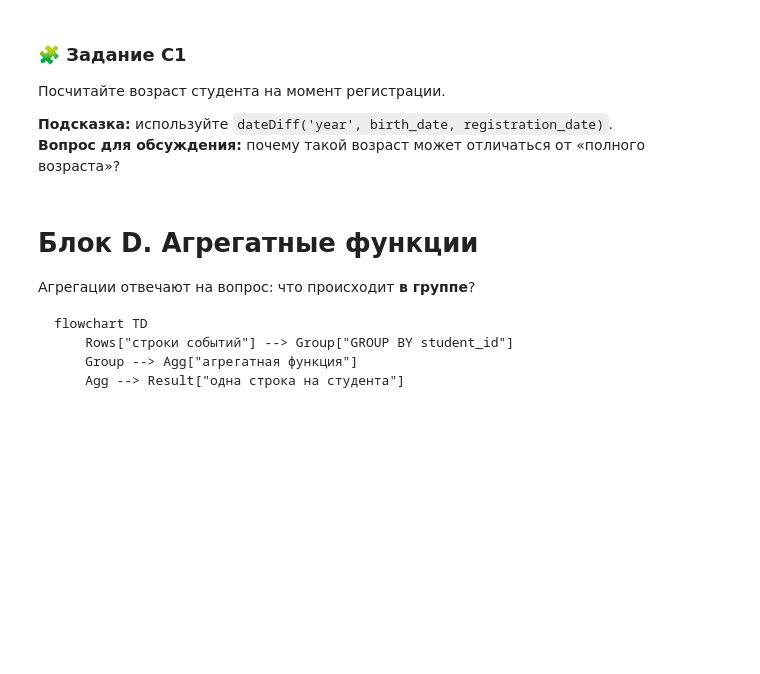
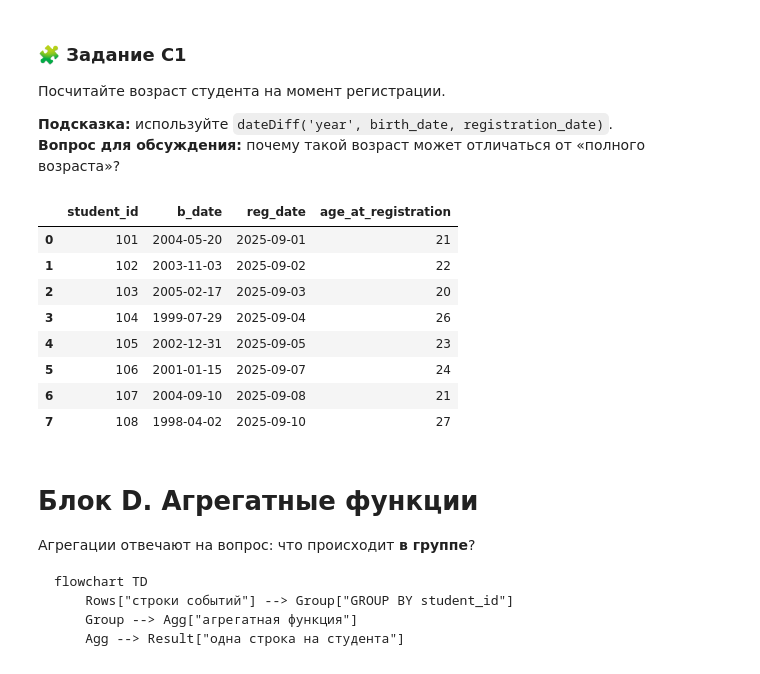
Before and after one commit to sv2001eta-svg/student_PPK, a Jupyter notebook: pr_05.ipynb, the cells around one changed output. Saved outputs shown, nothing was run; the diff lists cells and outputs as text; code cells hidden in the pictures; blank space fills up the shorter version.

```diff
--- a/pr_05.ipynb
+++ b/pr_05.ipynb
@@ -377,3 +533,25 @@ SELECT
+# %%
+# Ваш SQL:
+client.query_df('''
+SELECT
+    student_id,
+    min(birth_date) AS b_date,
+    min(registration_date) AS reg_date,
+    dateDiff('year', min(birth_date), min(registration_date)) AS age_at_registration
+FROM lect_04_lms_events
+GROUP BY student_id
+ORDER BY student_id
+''')
+# %% [output]
+|  | student_id | b_date | reg_date | age_at_registration |
+| 0 | 101 | 2004-05-20 | 2025-09-01 | 21 |
+| 1 | 102 | 2003-11-03 | 2025-09-02 | 22 |
+| 2 | 103 | 2005-02-17 | 2025-09-03 | 20 |
+| 3 | 104 | 1999-07-29 | 2025-09-04 | 26 |
+| 4 | 105 | 2002-12-31 | 2025-09-05 | 23 |
+| 5 | 106 | 2001-01-15 | 2025-09-07 | 24 |
+| 6 | 107 | 2004-09-10 | 2025-09-08 | 21 |
+| 7 | 108 | 1998-04-02 | 2025-09-10 | 27 |
 # %% [markdown]
 # Блок D. Агрегатные функции
 
```
Also changed, not shown: parts of 37 cells of this notebook.
